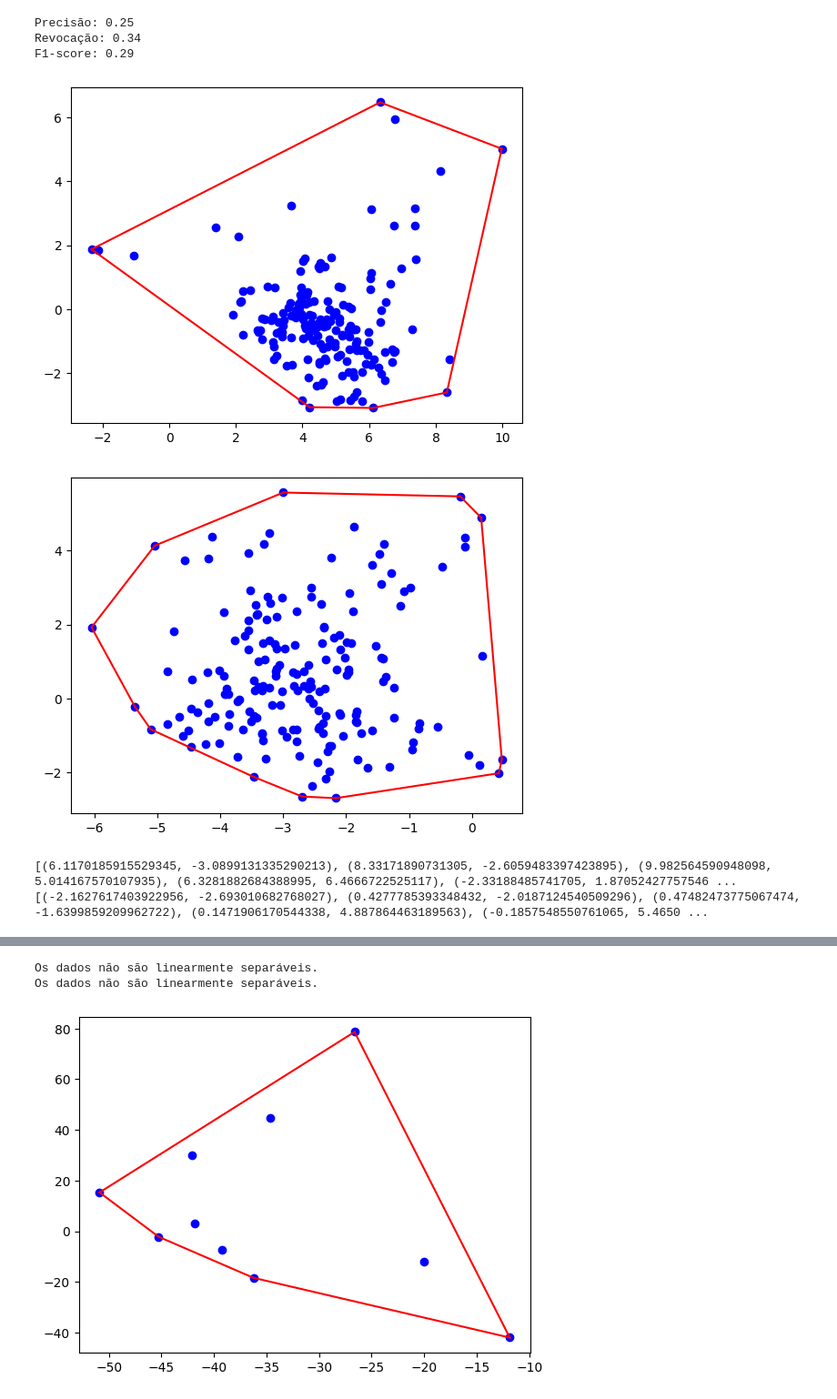
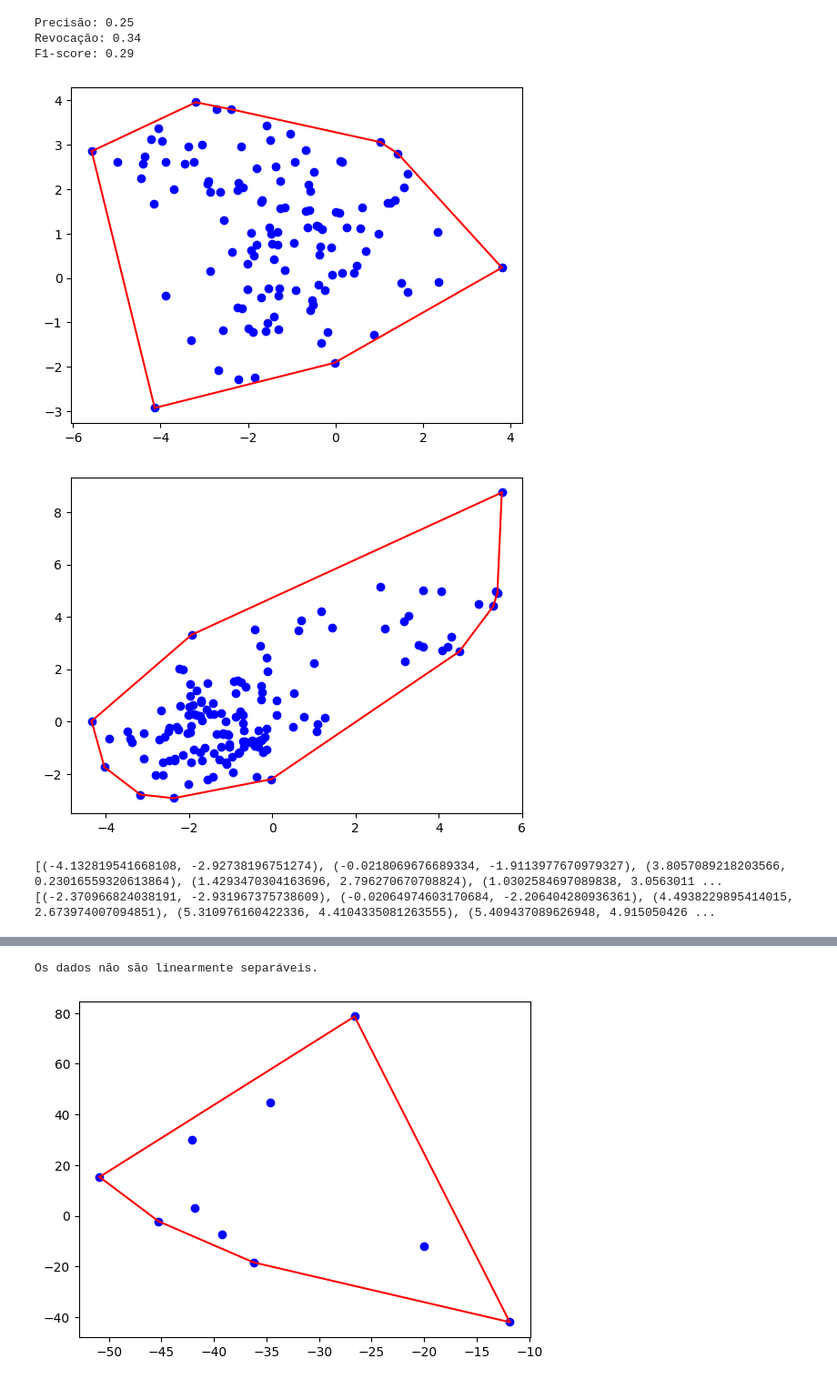
Before and after one commit to marcelomrad/Classificador_Linear, a Jupyter notebook: main.ipynb, the cells around one changed output, grey strips where cells are left out. Shown at 91% size. Cells and saved outputs as stored; diff of their text form; code cells hidden in the pictures.

```diff
--- a/main.ipynb
+++ b/main.ipynb
@@ -629,47 +629,49 @@ F1-score: 0.29
 # %%
 from sklearn.datasets import load_digits
 import pandas as pd
 from sklearn.decomposition import PCA
 from sklearn.preprocessing import StandardScaler
 import pandas as pd
 
 digits = load_digits()
 data = pd.DataFrame(digits.data)
-
-# Add a column with labels
 data['label'] = digits.target
 
-# Applying PCA
+# Aplicando PCA
 digitsPCA = apply_pca(data.drop(labels=['label'], axis=1))
+digitsPCA['label'] = data['label']
 
-# Accessing the classes separately based on the 'label' column
-digitsPCA1 = digitsPCA[data['label'] == 4].reset_index(drop=True)
-digitsPCA9 = digitsPCA[data['label'] == 3].reset_index(drop=True)
+digitsTest = digitsPCA.sample(frac = 0.3)
+digitsTrain = digitsPCA.drop(digitsTest.index)
 
-# Converting to points
-digitsPCA1 = [Ponto(row['Componente 1'], row['Componente 2']) for index, row in digitsPCA1.iterrows()]
-digitsPCA9 = [Ponto(row['Componente 1'], row['Componente 2']) for index, row in digitsPCA9.iterrows()]
+# Acessando as classes separadamente com base na coluna 'label'
+digitsTrain4 = digitsTrain[digitsTrain['label'] == 5]
+digitsTrain3 = digitsTrain[digitsTrain['label'] == 9]
 
-# Plotting the convex hull
-digitsPCA1Env = graham_scan(digitsPCA1)
-plot_envoltoria(digitsPCA1, digitsPCA1Env)
+# Convertendo para pontos
+digitsTrain4Pts = [Ponto(row['Componente 1'], row['Componente 2']) for _, row in digitsTrain4.iterrows()]
+digitsTrain3Pts = [Ponto(row['Componente 1'], row['Componente 2']) for _, row in digitsTrain3.iterrows()]
 
-digitsPCA9Env = graham_scan(digitsPCA9)
-plot_envoltoria(digitsPCA9, digitsPCA9Env)
+# Plotando o casco convexo
+digitsTrain4Env = graham_scan(digitsTrain4Pts)
+plot_envoltoria(digitsTrain4Pts, digitsTrain4Env)
 
-separavel = verificar_separabilidade_linear(digitsPCA1Env, digitsPCA9Env)
-plot_separabilidade(digitsPCA1, digitsPCA9)
+digitsTrain3Env = graham_scan(digitsTrain3Pts)
+plot_envoltoria(digitsTrain3Pts, digitsTrain3Env)
 
-modelo = construir_modelo_linear(digitsPCA1, digitsPCA9)
-if(modelo):
-    precisao, revocacao, f1 = calcular_metricas(digitsPCA1, digitsPCA9, modelo)
+separavel = verificar_separabilidade_linear(digitsTrain4Env, digitsTrain3Env)
+plot_separabilidade(digitsTrain4Pts, digitsTrain3Pts)
+
+modelo = construir_modelo_linear(digitsTrain4Pts, digitsTrain3Pts)
+if (modelo):
+    plot_modelo(digitsTrain4Pts, digitsTrain3Pts)
+
+    precisao, revocacao, f1 = calcular_metricas(digitsTrain, modelo, positive_label=5, negative_label=9)
     print(f"Precisão: {precisao:.2f}")
     print(f"Revocação: {revocacao:.2f}")
     print(f"F1-score: {f1:.2f}")
-else:
-    print('Os dados não são linearmente separáveis.')
 # %% [output]
-[figure, old version]
+[figure, new version]
-[figure, old version]
+[figure, new version]
-[(6.1170185915529345, -3.0899131335290213), (8.33171890731305, -2.6059483397423895), (9.982564590948098, 5.014167570107935), (6.3281882684388995, 6.4666722525117), (-2.33188485741705, 1.87052427757546 ...
-[(-2.1627617403922956, -2.693010682768027), (0.4277785393348432, -2.0187124540509296), (0.47482473775067474, -1.6399859209962722), (0.1471906170544338, 4.887864463189563), (-0.1857548550761065, 5.4650 ...
+[(-4.132819541668108, -2.92738196751274), (-0.0218069676689334, -1.9113977670979327), (3.8057089218203566, 0.23016559320613864), (1.4293470304163696, 2.796270670708824), (1.0302584697089838, 3.0563011 ...
+[(-2.370966824038191, -2.931967375738609), (-0.02064974603170684, -2.206404280936361), (4.4938229895414015, 2.673974007094851), (5.310976160422336, 4.4104335081263555), (5.409437089626948, 4.915050426 ...
@@ -677,5 +679,4 @@ else:
 Os dados não são linearmente separáveis.
-Os dados não são linearmente separáveis.
 # %%
 import pandas as pd
 from sklearn.decomposition import PCA
```
Also changed, not shown: parts of 1 cell of this notebook.
